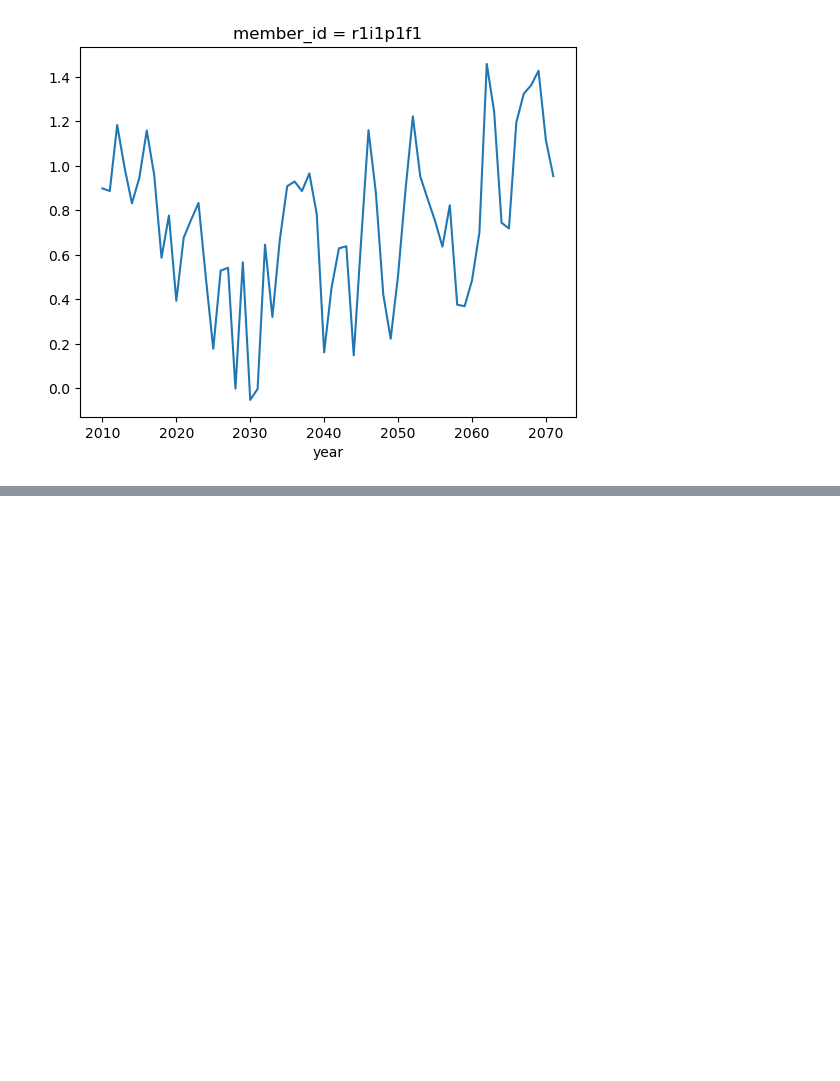
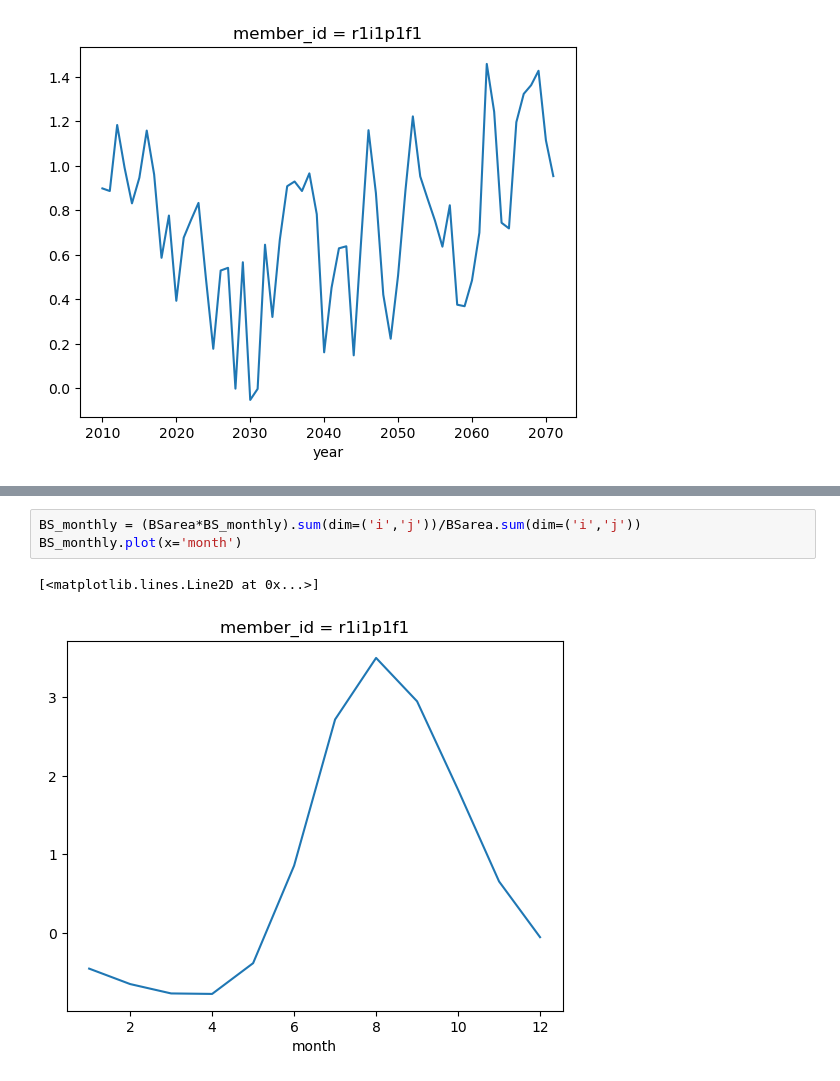
Before and after one commit to eScience-course/Tjaernoe2022-group6, a Jupyter notebook: notebooks/Ada/regional_averages.ipynb, the cells around one changed output, grey strips where cells are left out. Drawn from its saved outputs; the diff is of its cells as text; blank space fills up the shorter version.

```diff
--- a/notebooks/Ada/regional_averages.ipynb
+++ b/notebooks/Ada/regional_averages.ipynb
@@ -469,0 +469,6 @@ BSsst.plot(x='year')
+# %%
+BS_monthly = (BSarea*BS_monthly).sum(dim=('i','j'))/BSarea.sum(dim=('i','j'))
+BS_monthly.plot(x='month')
+# %% [output]
+[<matplotlib.lines.Line2D at 0x...>]
+[figure, added]
```
Also changed, not shown: parts of 3 cells of this notebook.
